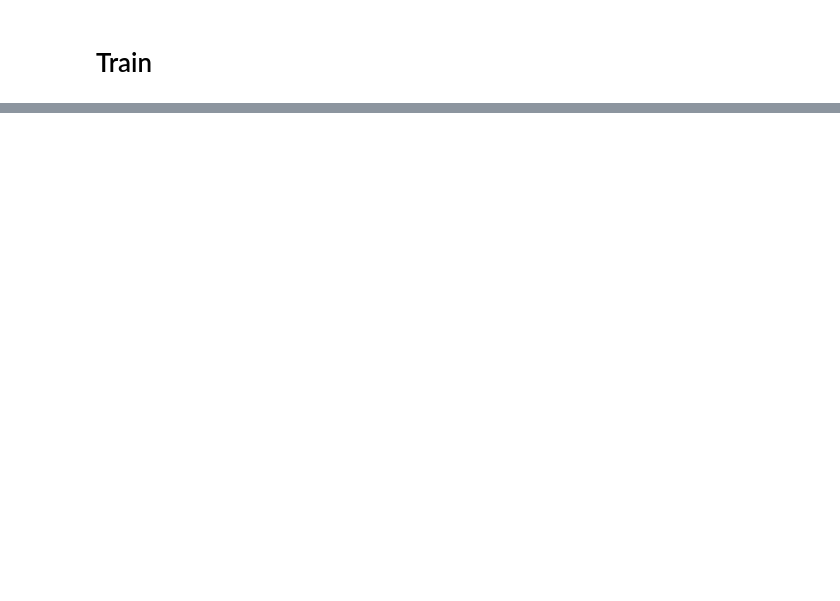
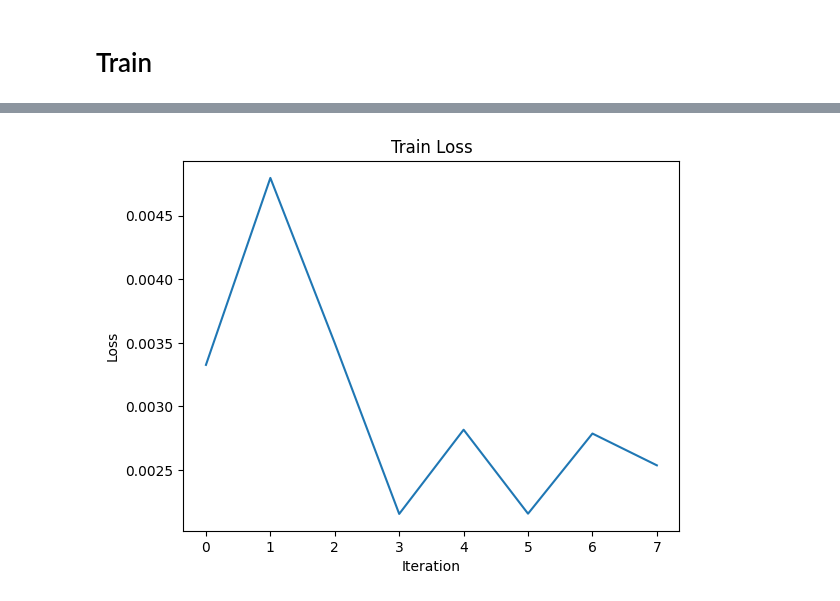
Before and after one commit to Elisheva-Shiri/Sorona_wav, a Jupyter notebook: 2_train_&_test.ipynb, the cells around one changed output, grey strips where cells are left out. Drawn from its saved outputs; the diff is of its cells as text; code cells hidden in the pictures; blank space fills up the shorter version.

Commit message:
Traning model

```diff
--- a/2_train_&_test.ipynb
+++ b/2_train_&_test.ipynb
@@ -51,2 +56,5 @@ from sklearn.model_selection import train_test_split
 # %% [output]
 Device is cpu
+# %%
+# constance
+sr = 8000
@@ -52,0 +134,14 @@ Device is cpu
+# %%
+nussl.utils.seed(0)  # make sure this does the same thing each time
+
+stft_params = nussl.STFTParams(window_length=256, hop_length=64)
+tfm = nussl.datasets.transforms.Compose([
+    nussl.datasets.transforms.PhaseSensitiveSpectrumApproximation(),
+    nussl.datasets.transforms.MagnitudeWeights(),
+    nussl.datasets.transforms.ToSeparationModel()
+])
+
+path = os.path.join(os.getcwd(), "audio")
+# TODO - update to 44100
+uds = dataset_v3(path, sample_rate=sr, stft_params=stft_params, transform=tfm)
+print(f"There are {len(uds)} samples in the data")
@@ -53,16 +235,2 @@ Device is cpu
 # %% [markdown]
 # Train
-# %%
-nussl.utils.seed(0)  # make sure this does the same thing each time
-
-stft_params = nussl.STFTParams(window_length=256, hop_length=64)
-tfm = nussl.datasets.transforms.Compose([
-    nussl.datasets.transforms.PhaseSensitiveSpectrumApproximation(),
-    nussl.datasets.transforms.MagnitudeWeights(),
-    nussl.datasets.transforms.ToSeparationModel()
-])
-
-path = os.path.join(os.getcwd(), "audio")
-# TODO - update to 44100
-uds = dataset_v3(path, sample_rate=8000, stft_params=stft_params, transform=tfm)
-print(f"There are {len(uds)} samples in the data")
@@ -200,0 +313,2 @@ KeyError: 'mix_magnitude'
+# %%
+train_engine.run(dataloader)
@@ -201,6 +352,8 @@ KeyError: 'mix_magnitude'
 # %%
-plt.plot(loss_history)
-plt.xlabel('# of iterations')
-plt.ylabel('Training loss')
-plt.title('Train loss history of our model')
+plt.plot(train_engine.state.iter_history['loss'])
+plt.xlabel('Iteration')
+plt.ylabel('Loss')
+plt.title('Train Loss')
 plt.show()
+# %% [output]
+[figure, added]
```
Also changed, not shown: parts of 35 cells of this notebook.
